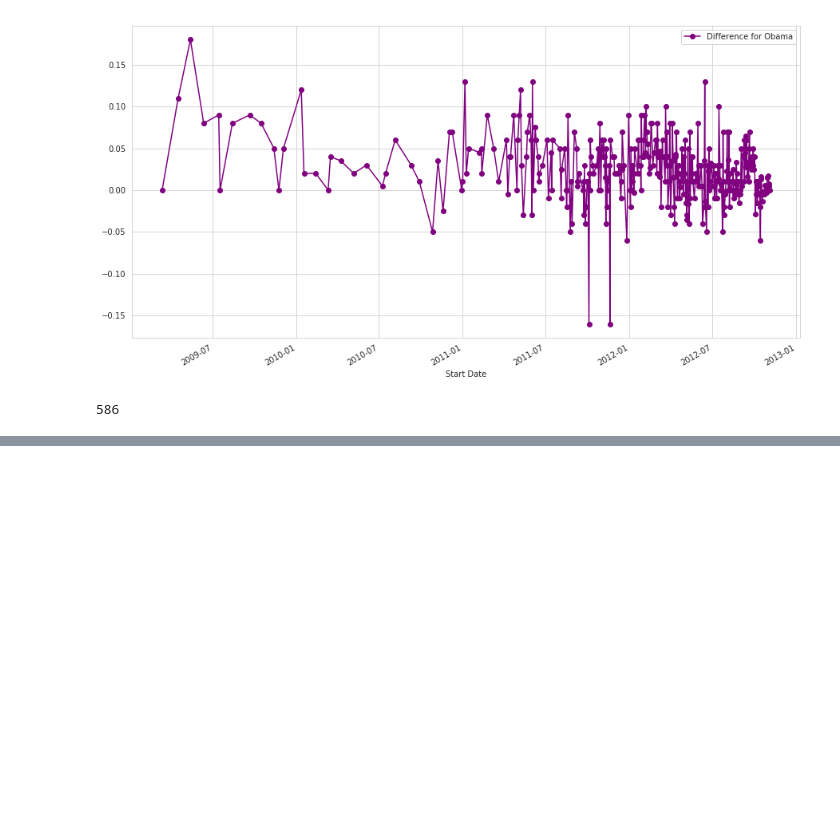
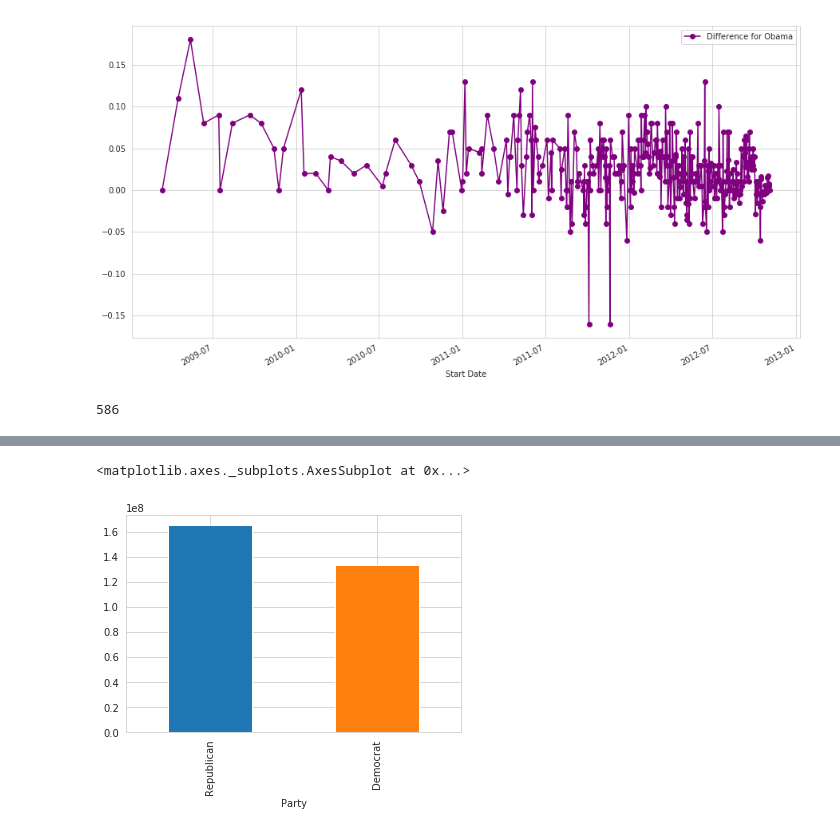
Before and after one commit to easypanda/Udemy, a Jupyter notebook: Python for Data Analysis and visualization/Election analysis - Polls and donors.ipynb, the cells around one changed output, grey strips where cells are left out. Saved outputs shown, nothing was run; the diff lists cells and outputs as text; code cells hidden in the pictures; blank space fills up the shorter version.

```diff
--- a/Python for Data Analysis and visualization/Election analysis - Polls and donors.ipynb
+++ b/Python for Data Analysis and visualization/Election analysis - Polls and donors.ipynb
@@ -231,0 +467,6 @@ ValueError: too many values to unpack (expected 2)
+# %%
+#PLot out total donation amounts by party!
+donor_df.groupby("Party")["contb_receipt_amt"].sum().sort_values(ascending=False).plot(kind = "bar")
+# %% [output]
+<matplotlib.axes._subplots.AxesSubplot at 0x...>
+[figure, added]
```
Also changed, not shown: parts of 43 cells of this notebook.
